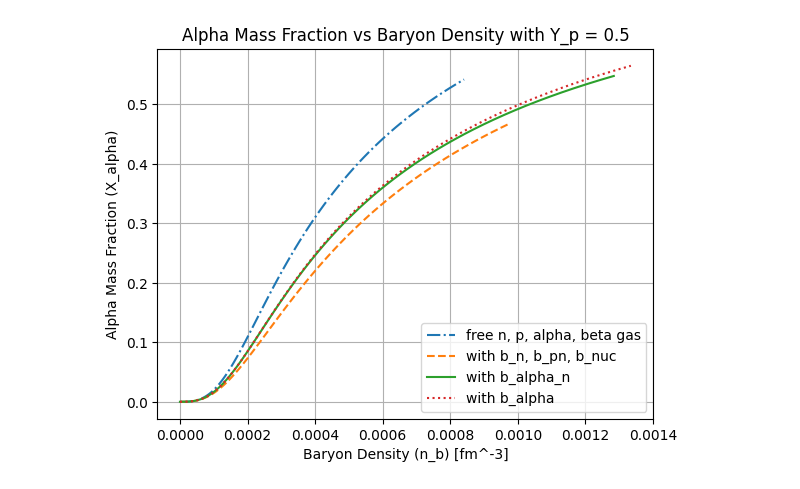
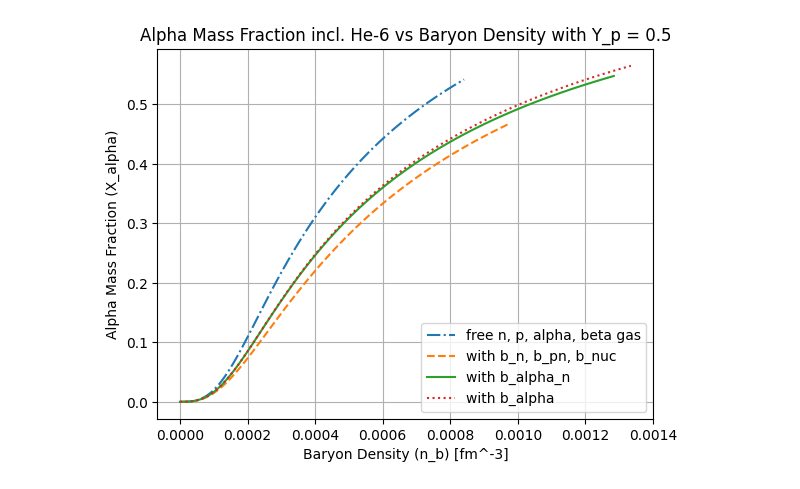
Before and after one commit to saskiahill64/Virial-Expansion, a Jupyter notebook: Fig_4_He6.ipynb, the cells around one changed output. Saved outputs shown, nothing was run; the diff lists cells and outputs as text; code cells hidden in the pictures.

```diff
--- a/Fig_4_He6.ipynb
+++ b/Fig_4_He6.ipynb
@@ -166,15 +166,15 @@ x_alpha_4 = 4 * n_alpha_4 / n_b_4
 # %%
 # Plot results
 
 plt.plot(n_b_1, x_alpha_1, label='free n, p, alpha, beta gas', linestyle='-.')
 plt.plot(n_b_2, x_alpha_2, label='with b_n, b_pn, b_nuc', linestyle='--')
 plt.plot(n_b_3, x_alpha_3, label='with b_alpha_n', linestyle='-')
 plt.plot(n_b_4, x_alpha_4, label='with b_alpha', linestyle=':')
 plt.xlabel('Baryon Density (n_b) [fm^-3]')
 plt.ylabel('Alpha Mass Fraction (X_alpha)')
-plt.title(f'Alpha Mass Fraction vs Baryon Density with Y_p = {Y_p}')
+plt.title(f'Alpha Mass Fraction incl. He-6 vs Baryon Density with Y_p = {Y_p}')
 plt.grid()
 plt.legend()
 plt.show()
 # %% [output]
-[figure, old version]
+[figure, new version]
```
Also changed, not shown: parts of 1 cell of this notebook, 9 other files.
